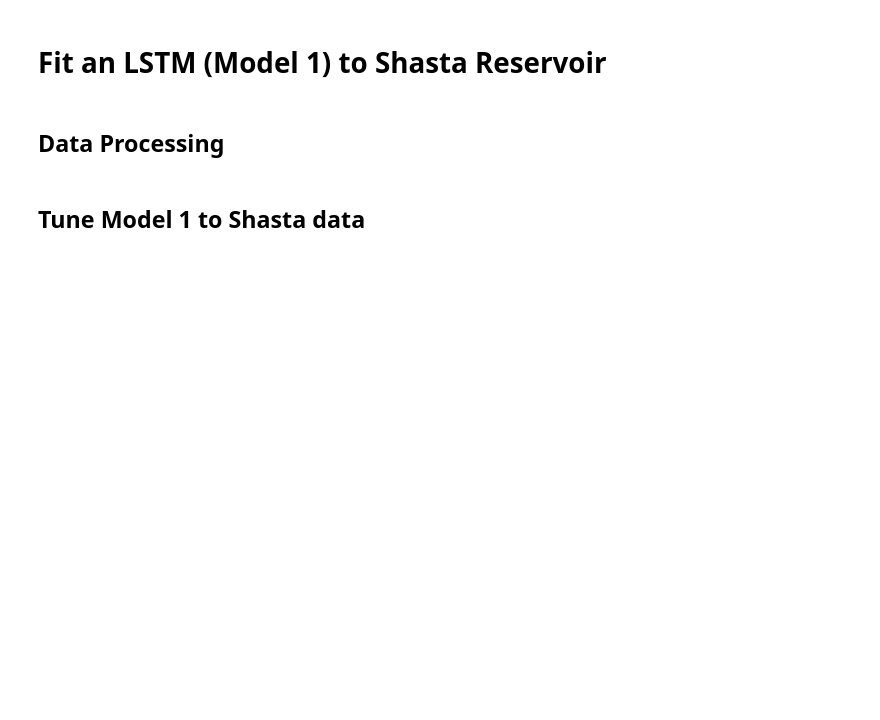
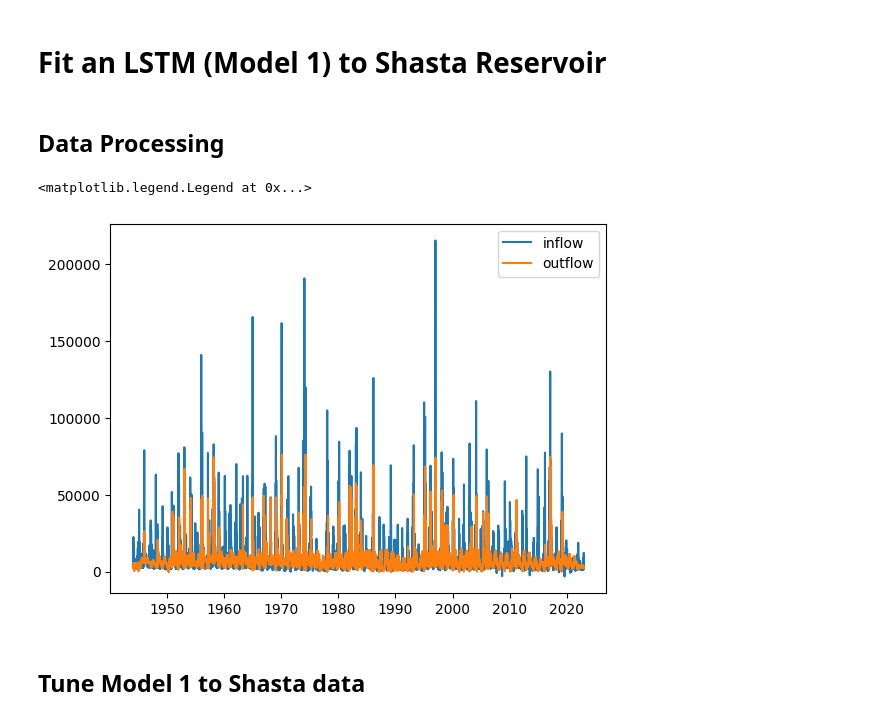
Before and after one commit to Matt2371/DL-reservoir-modeling, a Jupyter notebook: 1_model1.ipynb, the cells around one changed output. Drawn from its saved outputs; the diff is of its cells as text; code cells hidden in the pictures; blank space fills up the shorter version.

```diff
--- a/1_model1.ipynb
+++ b/1_model1.ipynb
@@ -38,6 +38,13 @@ y_train, y_val, y_test = ts_train[:, :, [1]], ts_val[:, :, [1]], ts_test[:, [1]]
 # Create PyTorch dataset and dataloader
 dataset_train, dataset_val, dataset_test = TensorDataset(X_train, y_train), TensorDataset(X_val, y_val), TensorDataset(X_test, y_test)
 dataloader_train, dataloader_val, dataloader_test = DataLoader(dataset_train), DataLoader(dataset_val), DataLoader(dataset_test)
+# %%
+plt.plot(df.inflow)
+plt.plot(df.outflow)
+plt.legend(['inflow', 'outflow'])
+# %% [output]
+<matplotlib.legend.Legend at 0x...>
+[figure, added]
 # %% [markdown]
 ## Tune Model 1 to Shasta data
 # %%
```
Also changed, not shown: 4 other files.
